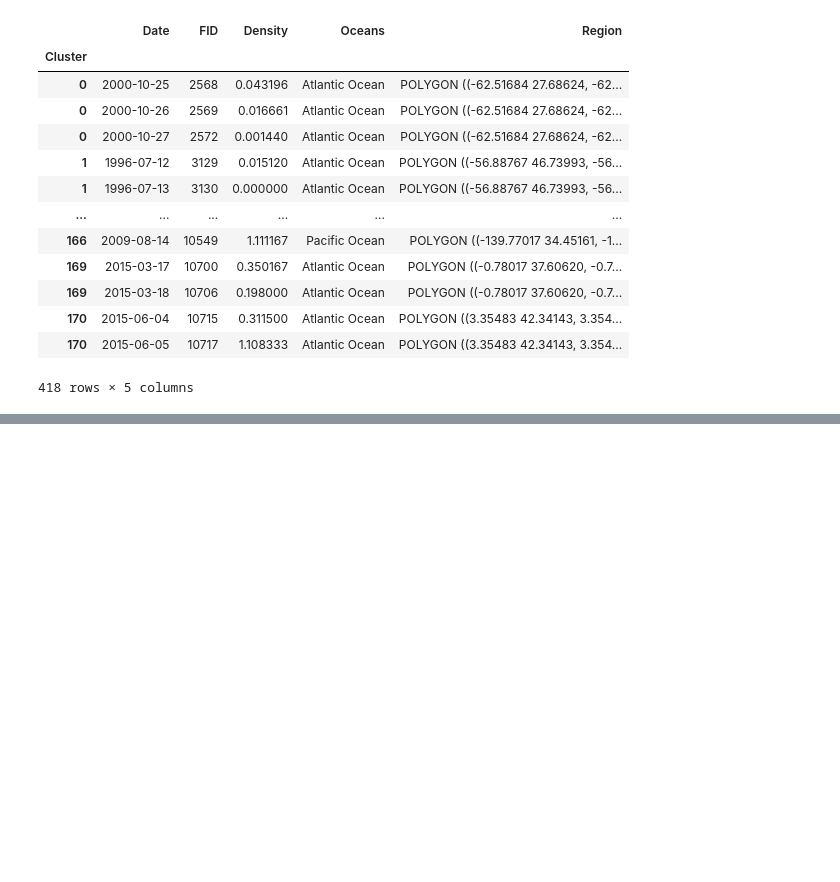
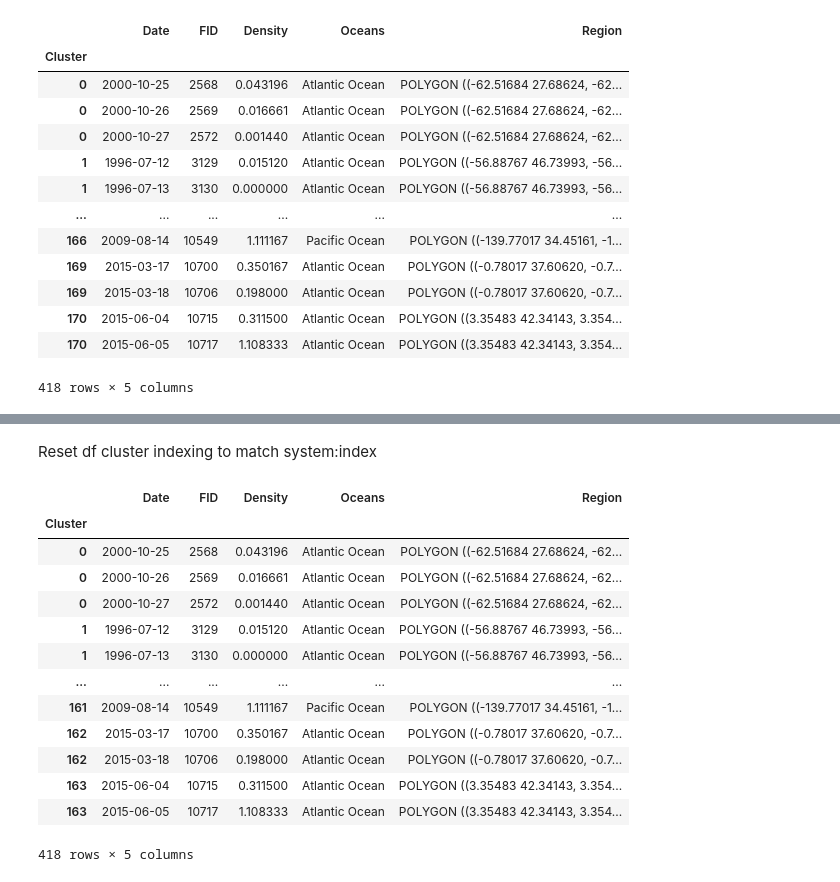
Before and after one commit to jun-lsh/splash-awards-22, a Jupyter notebook: model/data/get_data.ipynb, the cells around one changed output, grey strips where cells are left out. Drawn from its saved outputs; the diff is of its cells as text; code cells hidden in the pictures; blank space fills up the shorter version.

```diff
--- a/model/data/get_data.ipynb
+++ b/model/data/get_data.ipynb
@@ -138,0 +169,21 @@ ee.data.listOperations()
+# %% [markdown]
+Reset df cluster indexing to match system:index
+# %%
+remap = dict(zip(df.index.unique(), list(range(len(df.index.unique())))))
+df = df.rename(index=remap)
+df
+# %% [output]
+|  | Date | FID | Density | Oceans | Region |
+| Cluster |  |  |  |  |  |
+| 0 | 2000-10-25 | 2568 | 0.043196 | Atlantic Ocean | POLYGON ((-62.51684 27.68624, -62... |
+| 0 | 2000-10-26 | 2569 | 0.016661 | Atlantic Ocean | POLYGON ((-62.51684 27.68624, -62... |
+| 0 | 2000-10-27 | 2572 | 0.001440 | Atlantic Ocean | POLYGON ((-62.51684 27.68624, -62... |
+| 1 | 1996-07-12 | 3129 | 0.015120 | Atlantic Ocean | POLYGON ((-56.88767 46.73993, -56... |
+| 1 | 1996-07-13 | 3130 | 0.000000 | Atlantic Ocean | POLYGON ((-56.88767 46.73993, -56... |
+| ... | ... | ... | ... | ... | ... |
+| 161 | 2009-08-14 | 10549 | 1.111167 | Pacific Ocean | POLYGON ((-139.77017 34.45161, -1... |
+| 162 | 2015-03-17 | 10700 | 0.350167 | Atlantic Ocean | POLYGON ((-0.78017 37.60620, -0.7... |
+| 162 | 2015-03-18 | 10706 | 0.198000 | Atlantic Ocean | POLYGON ((-0.78017 37.60620, -0.7... |
+| 163 | 2015-06-04 | 10715 | 0.311500 | Atlantic Ocean | POLYGON ((3.35483 42.34143, 3.354... |
+| 163 | 2015-06-05 | 10717 | 1.108333 | Atlantic Ocean | POLYGON ((3.35483 42.34143, 3.354... |
+418 rows × 5 columns
```
Also changed, not shown: parts of 13 cells of this notebook, 2 other files.
